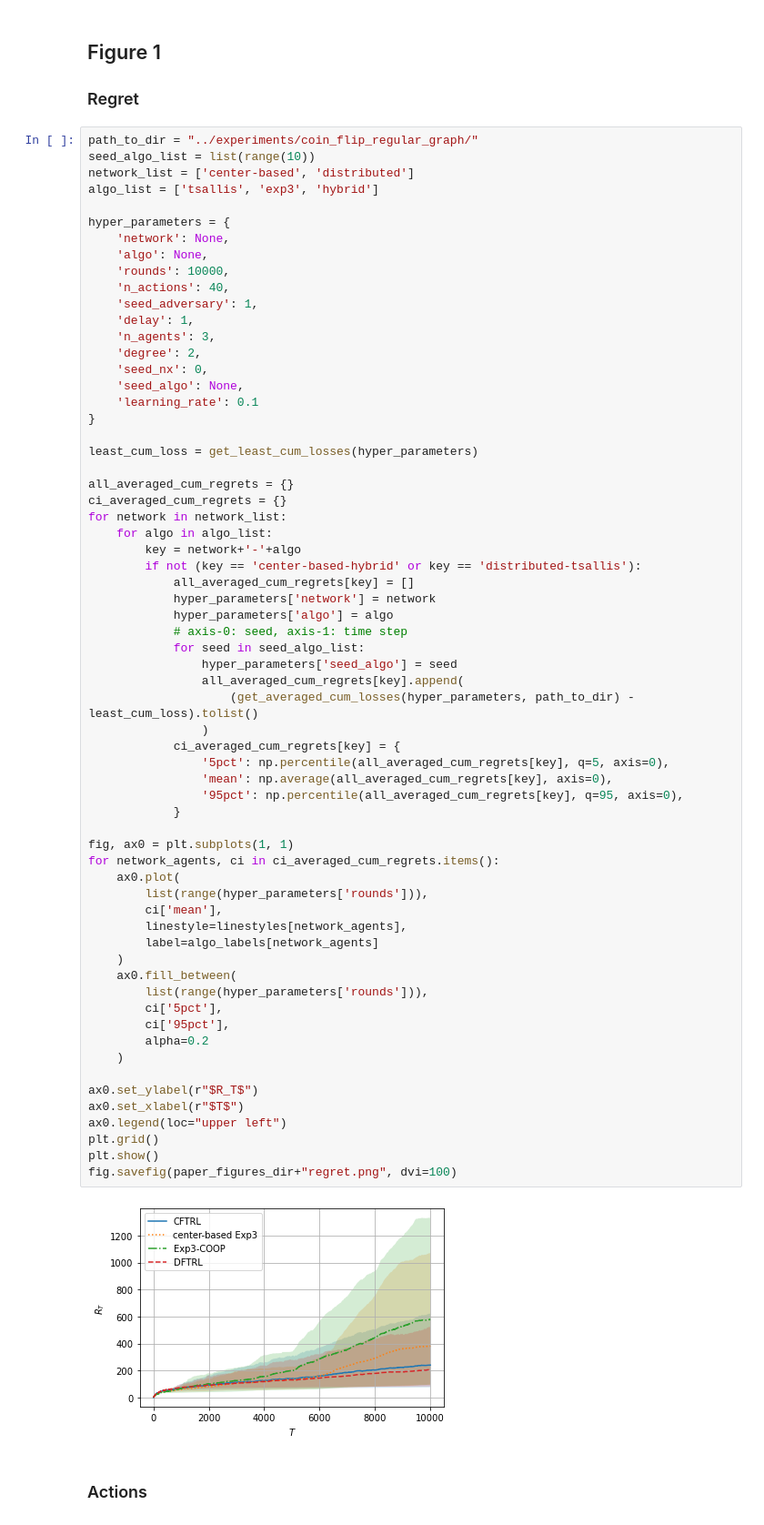
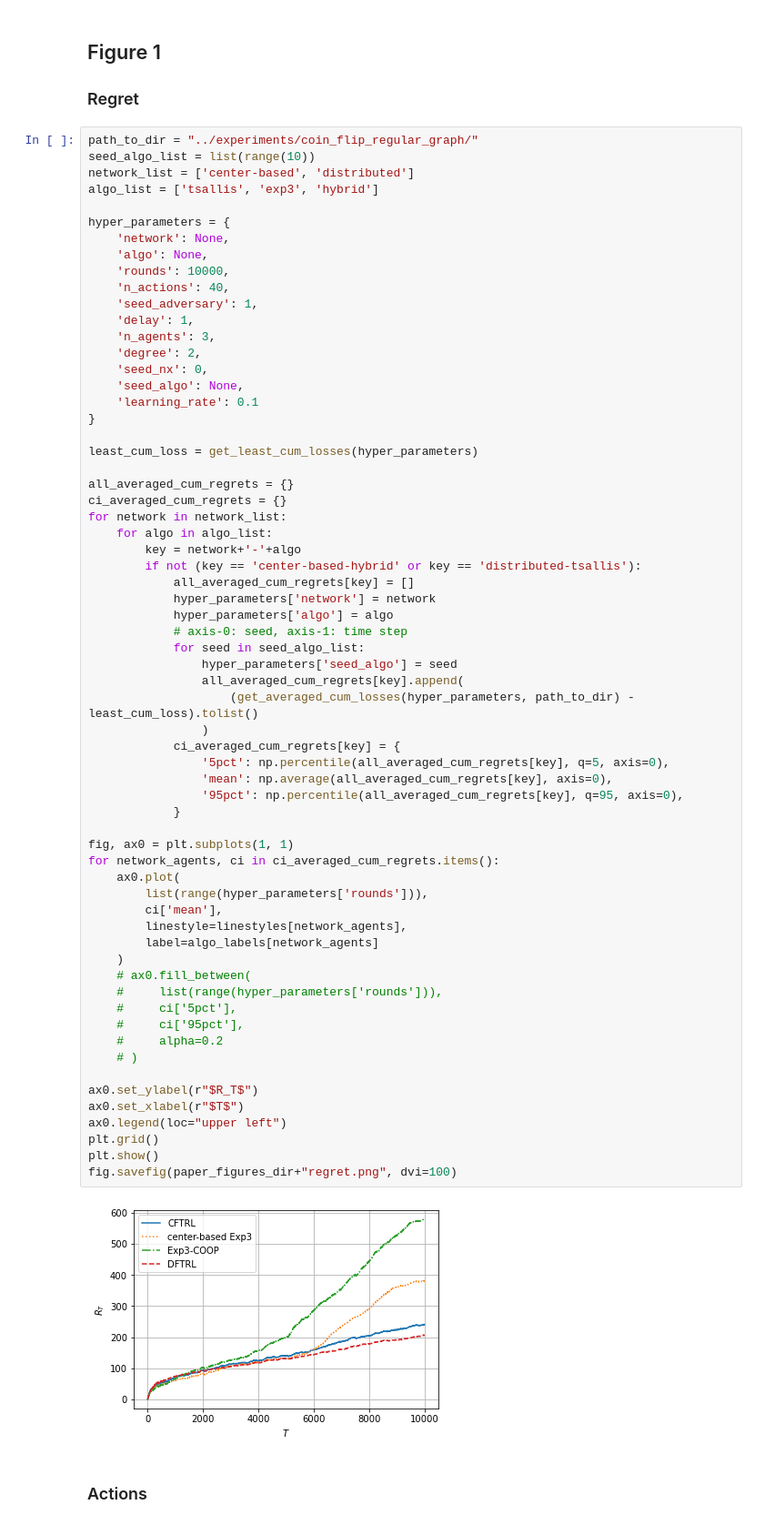
Before and after one commit to neurips2022anonymized/On-Regret-optimal-Cooperative-Nonstochastic-Multi-armed-Bandits, a Jupyter notebook: figures/figures.ipynb, the cells around one changed output. Shown at 91% size. Drawn from its saved outputs; the diff is of its cells as text.

Commit message:
new plots

```diff
--- a/figures/figures.ipynb
+++ b/figures/figures.ipynb
@@ -63,40 +63,40 @@ for network in network_list:
             hyper_parameters['network'] = network
             hyper_parameters['algo'] = algo
             # axis-0: seed, axis-1: time step
             for seed in seed_algo_list:
                 hyper_parameters['seed_algo'] = seed
                 all_averaged_cum_regrets[key].append(
                     (get_averaged_cum_losses(hyper_parameters, path_to_dir) - least_cum_loss).tolist()
                 )
             ci_averaged_cum_regrets[key] = {
                 '5pct': np.percentile(all_averaged_cum_regrets[key], q=5, axis=0),
                 'mean': np.average(all_averaged_cum_regrets[key], axis=0),
                 '95pct': np.percentile(all_averaged_cum_regrets[key], q=95, axis=0),
             }
 
 fig, ax0 = plt.subplots(1, 1)
 for network_agents, ci in ci_averaged_cum_regrets.items():
     ax0.plot(
         list(range(hyper_parameters['rounds'])),
         ci['mean'],
         linestyle=linestyles[network_agents],
         label=algo_labels[network_agents]
     )
-    ax0.fill_between(
-        list(range(hyper_parameters['rounds'])),
-        ci['5pct'],
-        ci['95pct'],
-        alpha=0.2
-    )
+    # ax0.fill_between(
+    #     list(range(hyper_parameters['rounds'])),
+    #     ci['5pct'],
+    #     ci['95pct'],
+    #     alpha=0.2
+    # )
 
 ax0.set_ylabel(r"$R_T$")
 ax0.set_xlabel(r"$T$")
 ax0.legend(loc="upper left")
 plt.grid()
 plt.show()
 fig.savefig(paper_figures_dir+"regret.png", dvi=100)
 # %% [output]
-[figure, old version]
+[figure, new version]
 # %% [markdown]
 ### Actions
 # %%
```
Also changed, not shown: parts of 2 cells of this notebook, 3 other files.
